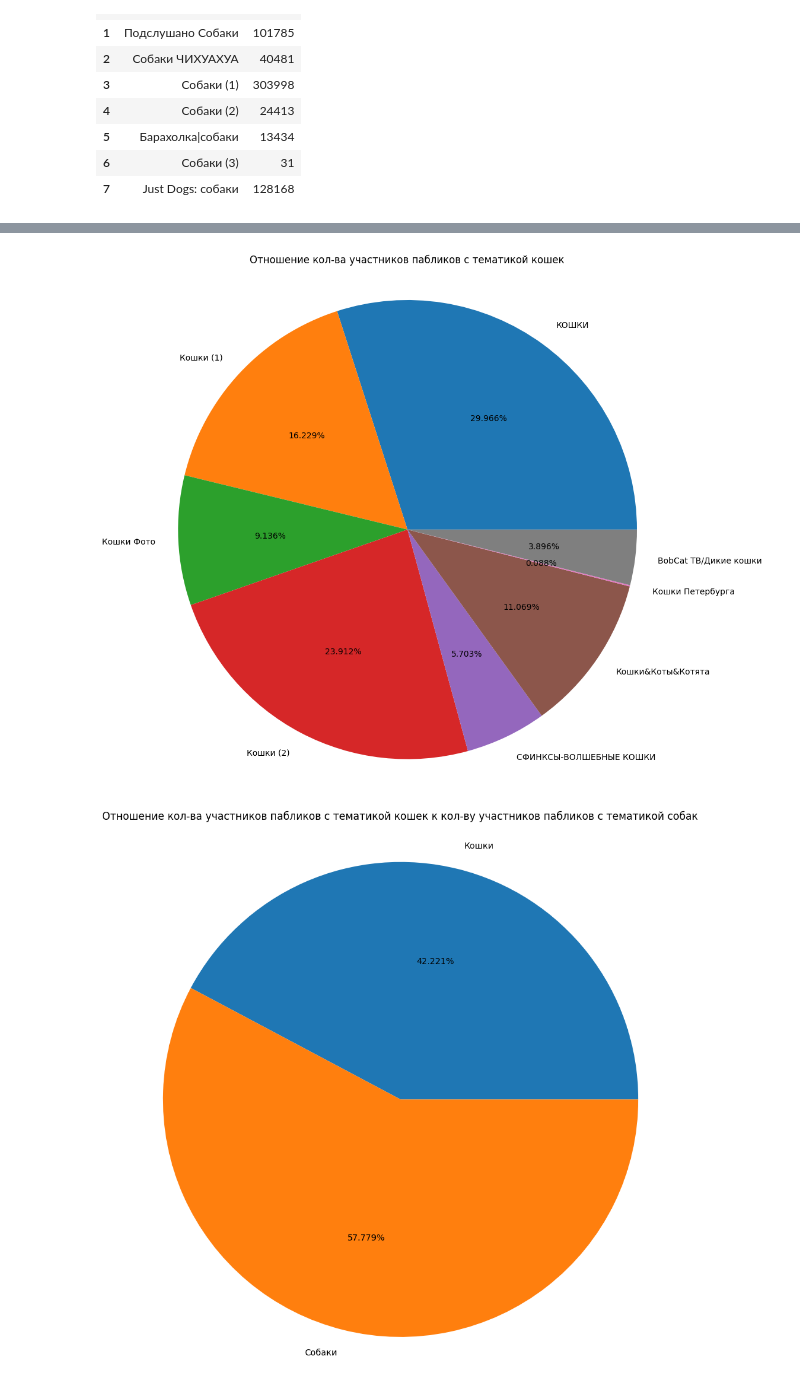
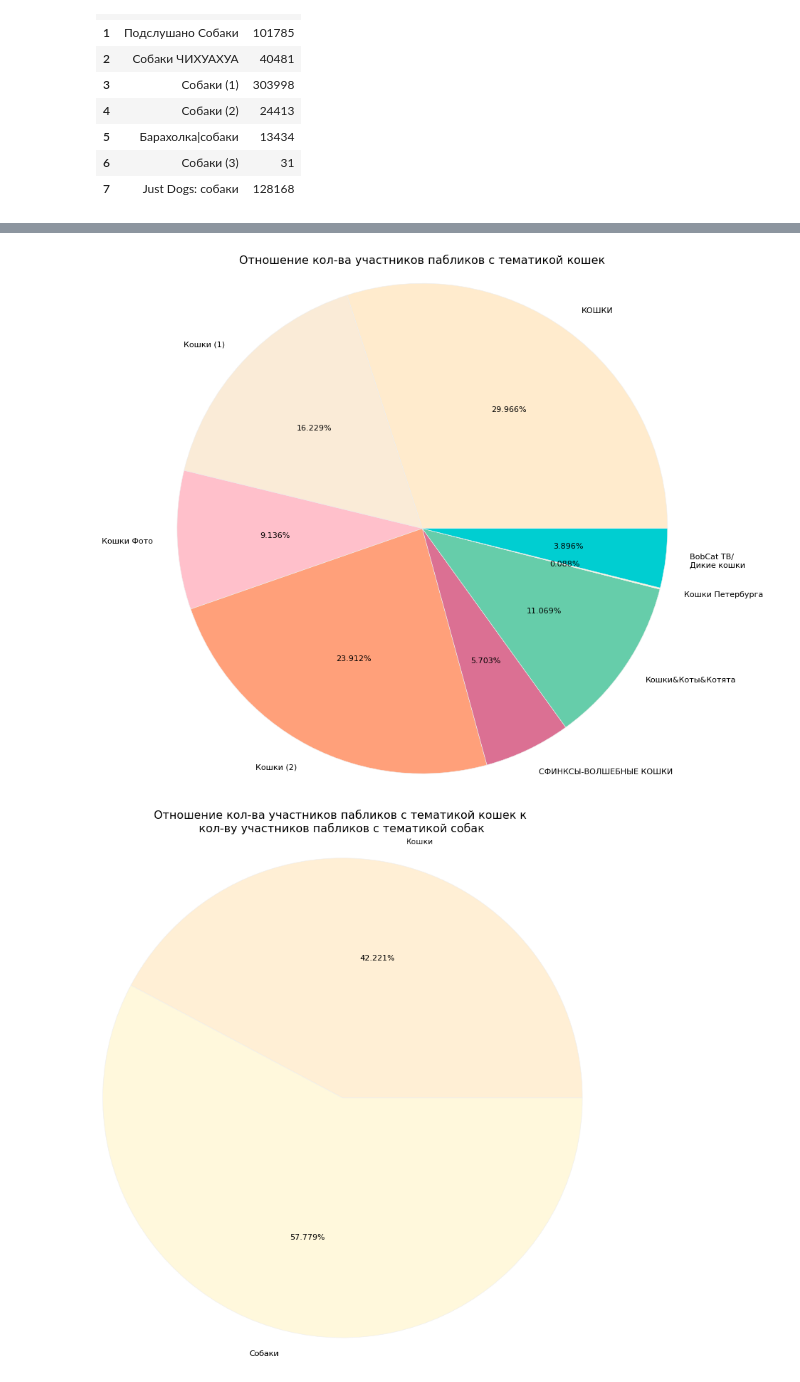
Before and after one commit to D1ffic00lt/cat-and-dog-analytics, a Jupyter notebook: main.ipynb, the cells around one changed output, grey strips where cells are left out. Saved outputs shown, nothing was run; the diff lists cells and outputs as text; code cells hidden in the pictures.

```diff
--- a/main.ipynb
+++ b/main.ipynb
@@ -6,3 +7,26 @@ import seaborn as sns
+# %%
+COLORS = [
+    "pink",
+    "lightpink",
+    "palevioletred",
+    "plum",
+    "thistle",
+    "papayawhip",
+    "navajowhite",
+    "antiquewhite",
+    "blanchedalmond",
+    "cornsilk",
+    "bisque",
+    "mediumaquamarine",
+    "lightsalmon",
+    "greenyellow",
+    "darkturquoise",
+    "darkturquoise",
+    "hotpink"
+]
+def get_colors():
+    random.shuffle(COLORS)
+    return pd.DataFrame({"A": range(len(COLORS)), "color": COLORS})["color"]
 # %%
 data1 = pd.read_csv("data/geoMap.csv", sep=",")
 # %%
@@ -162,6 +186,6 @@ vk_dogs_data
 | 6 | Собаки (3) | 31 |
 | 7 | Just Dogs: собаки | 128168 |
 # %%
-plt.style.use("mpl20")
+plt.style.use("ggplot")
 # %%
 fig, ax = plt.subplots()
@@ -177,27 +201,27 @@ vk_cats_data = pd.DataFrame(
     [
         ["КОШКИ", 284_165], ["Кошки (1)", 153_901], ["Кошки Фото", 86_640],
         ["Кошки (2)", 226_756], ["СФИНКСЫ-ВОЛШЕБНЫЕ КОШКИ", 54_082], ["Кошки&Коты&Котята", 104_966],
-        ["Кошки Петербурга", 838], ["BobCat TB/Дикие кошки", 36_949]],
+        ["Кошки Петербурга", 838], ["BobCat TB/\nДикие кошки", 36_949]],
     columns=["name", "count"]
 )
 # %%
 fig, ax = plt.subplots()
-ax.pie(vk_cats_data["count"].values, autopct='%.3f%%', labels=vk_cats_data["name"].values)
+ax.pie(vk_cats_data["count"].values, autopct='%.3f%%', labels=vk_cats_data["name"].values, colors=get_colors())
 ax.axis("equal")
 plt.title("Отношение кол-ва участников пабликов с тематикой кошек\n")
-fig.set_size_inches(11, 11)
+fig.set_size_inches(13, 11)
 plt.savefig("charts/white_version/pie_cats.png")
 # %% [output]
-[figure, old version]
+[figure, new version]
 # %%
 fig, ax = plt.subplots()
-ax.pie([vk_cats_data["count"].sum(), vk_dogs_data["count"].sum()], autopct='%.3f%%', labels=["Кошки", "Собаки"])
+ax.pie([vk_cats_data["count"].sum(), vk_dogs_data["count"].sum()], autopct='%.3f%%', labels=["Кошки", "Собаки"], colors=get_colors())
 ax.axis("equal")
-plt.title("Отношение кол-ва участников пабликов с тематикой кошек к кол-ву участников пабликов с тематикой собак\n")
+plt.title("Отношение кол-ва участников пабликов с тематикой кошек к \nкол-ву участников пабликов с тематикой собак\n")
 fig.set_size_inches(11, 11)
 plt.savefig("charts/white_version/cats_dogs.png")
 # %% [output]
-[figure, old version]
+[figure, new version]
 # %%
 hashtags_cats = pd.DataFrame(
     [
```
Also changed, not shown: parts of 15 cells of this notebook, 13 other files.
